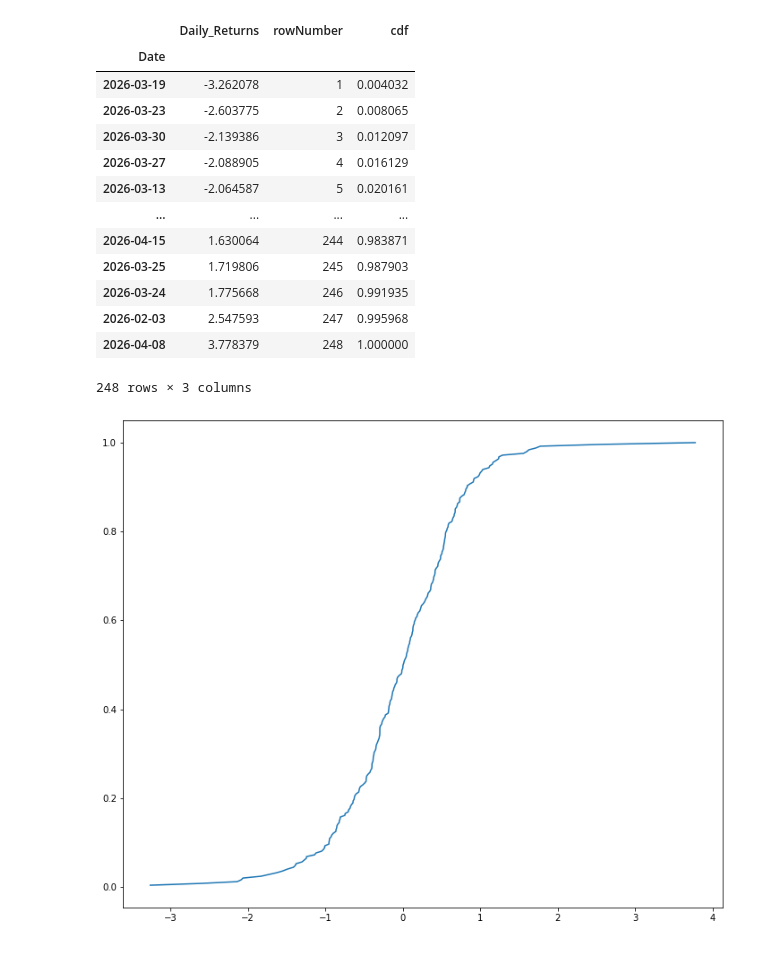
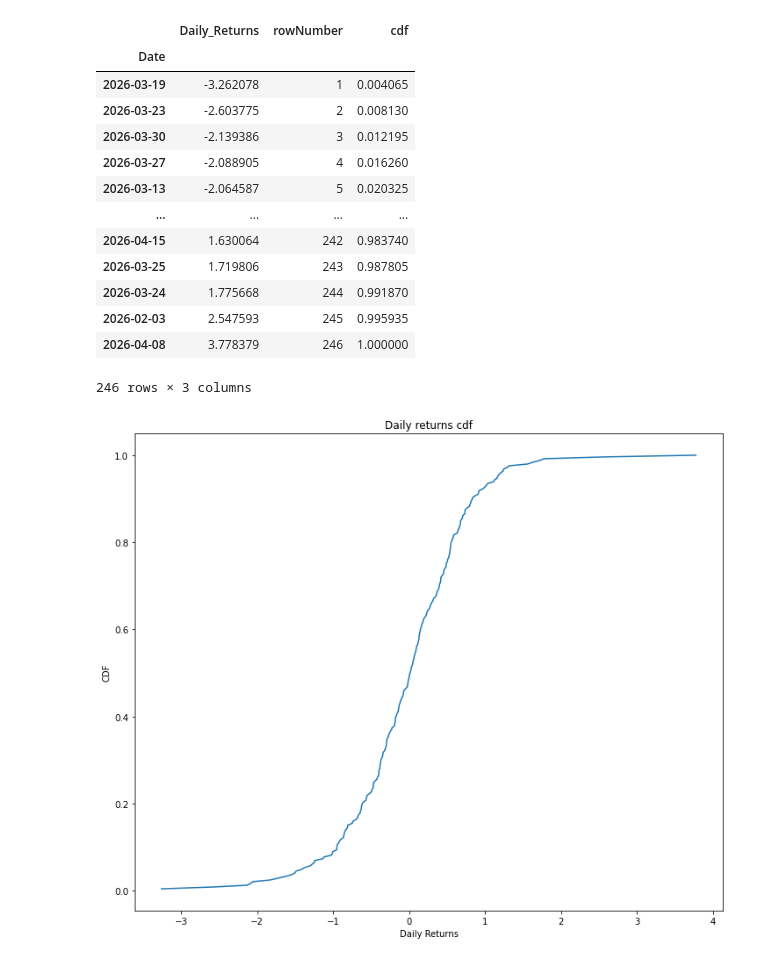
Before and after one commit to kanak27/Quant-journey, a Jupyter notebook: Nifty50 Quant prep.ipynb, the cells around one changed output. Drawn from its saved outputs; the diff is of its cells as text; code cells hidden in the pictures.

```diff
--- a/Nifty50 Quant prep.ipynb
+++ b/Nifty50 Quant prep.ipynb
@@ -107,7 +105,2 @@ nifty.Daily_Returns.std()
 # %%
 #log_returns = ln(p(t) / p(t -1)) = ln(p(t)) - ln(p(t - 1))
-# %%
-nifty['log_returns'] = np.log(nifty['Close'] / nifty['Close'].shift(1))
-# %%
-nifty['log_returns'] = nifty['log_returns'].fillna(0)
-nifty['log_returns']
@@ -196,25 +182,28 @@ returns_cdf
 # %% [output]
 |  | Daily_Returns | rowNumber | cdf |
 | Date |  |  |  |
-| 2026-03-19 | -3.262078 | 1 | 0.004032 |
-| 2026-03-23 | -2.603775 | 2 | 0.008065 |
-| 2026-03-30 | -2.139386 | 3 | 0.012097 |
-| 2026-03-27 | -2.088905 | 4 | 0.016129 |
-| 2026-03-13 | -2.064587 | 5 | 0.020161 |
+| 2026-03-19 | -3.262078 | 1 | 0.004065 |
+| 2026-03-23 | -2.603775 | 2 | 0.008130 |
+| 2026-03-30 | -2.139386 | 3 | 0.012195 |
+| 2026-03-27 | -2.088905 | 4 | 0.016260 |
+| 2026-03-13 | -2.064587 | 5 | 0.020325 |
 | ... | ... | ... | ... |
-| 2026-04-15 | 1.630064 | 244 | 0.983871 |
-| 2026-03-25 | 1.719806 | 245 | 0.987903 |
-| 2026-03-24 | 1.775668 | 246 | 0.991935 |
-| 2026-02-03 | 2.547593 | 247 | 0.995968 |
-| 2026-04-08 | 3.778379 | 248 | 1.000000 |
+| 2026-04-15 | 1.630064 | 242 | 0.983740 |
+| 2026-03-25 | 1.719806 | 243 | 0.987805 |
+| 2026-03-24 | 1.775668 | 244 | 0.991870 |
+| 2026-02-03 | 2.547593 | 245 | 0.995935 |
+| 2026-04-08 | 3.778379 | 246 | 1.000000 |
-248 rows × 3 columns
+246 rows × 3 columns
 # %%
 plt.figure(figsize = (12, 10))
 plt.plot(returns_cdf.Daily_Returns, returns_cdf.cdf)
+plt.title('Daily returns cdf')
+plt.xlabel('Daily Returns')
+plt.ylabel('CDF')
 
 plt.show()
 # %% [output]
-[figure, old version]
+[figure, new version]
 # %%
 returns
 # %% [output]
```
Also changed, not shown: parts of 18 cells of this notebook, 14 other files.
